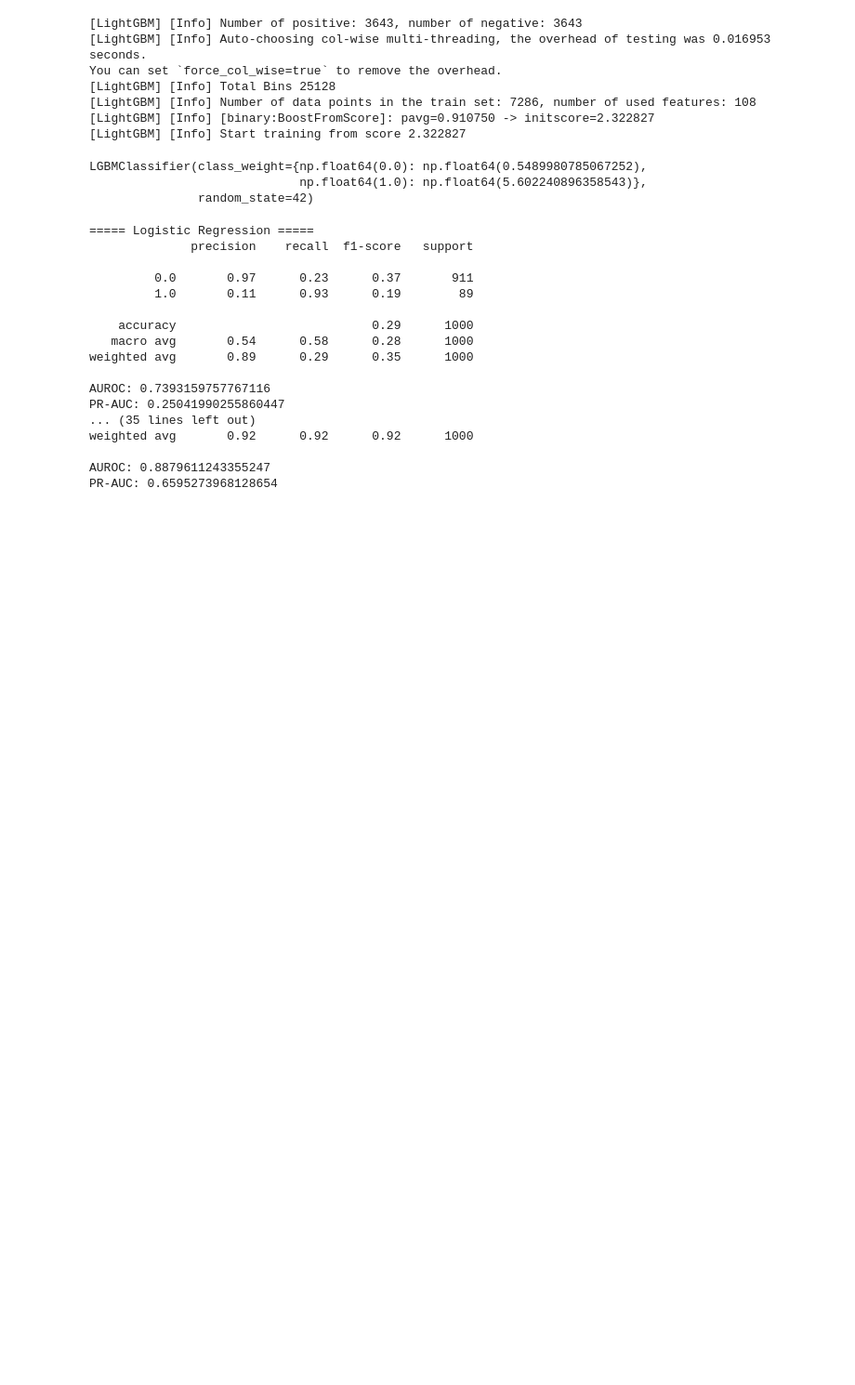
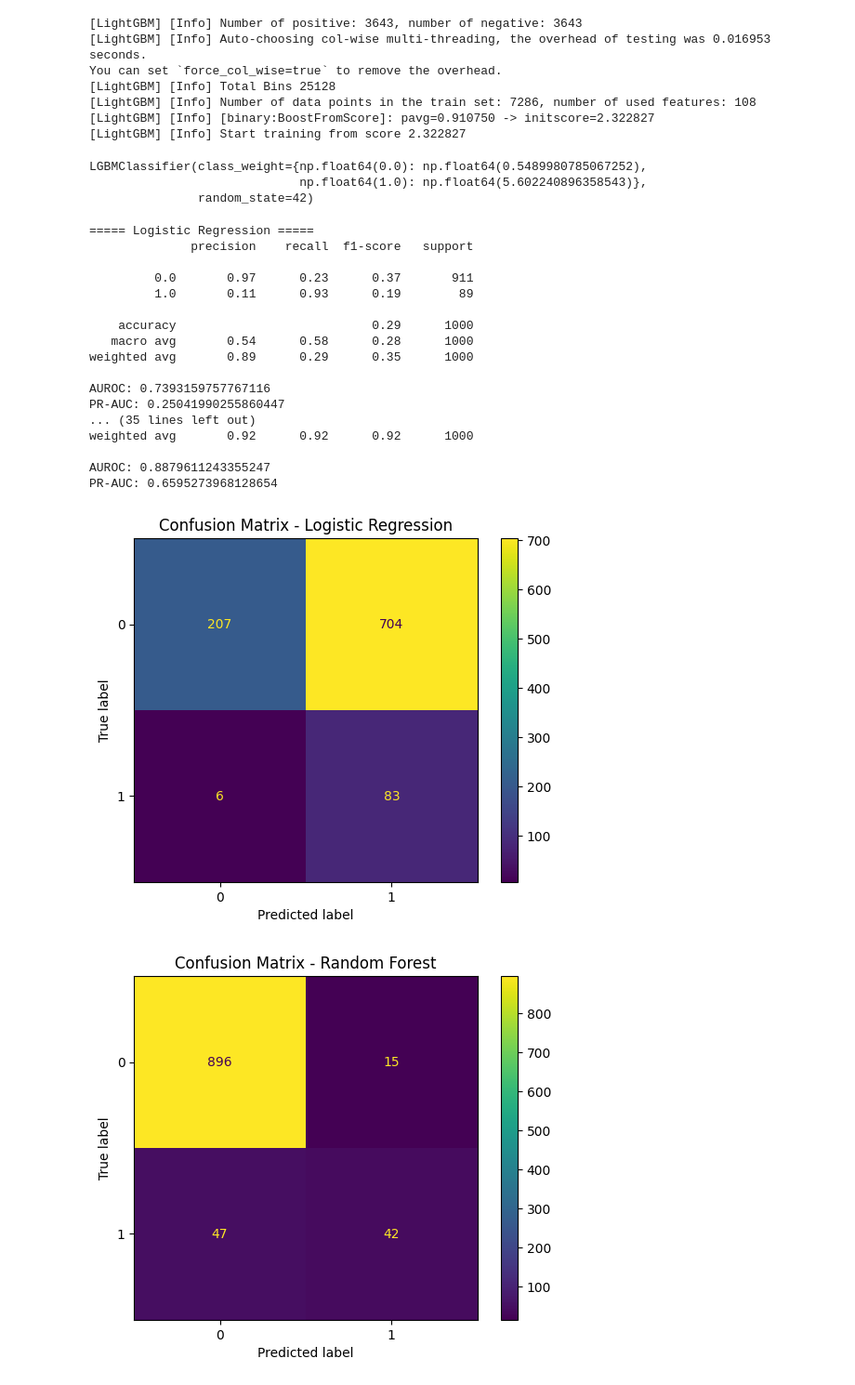
Before and after one commit to suvarnaj3/early_sepsis_prediction, a Jupyter notebook: SMOTE_+_Class_Weights_sepsis.ipynb, the cells around one changed output. Shown at 93% size. Drawn from its saved outputs; the diff is of its cells as text; code cells hidden in the pictures; blank space fills up the shorter version.

```diff
--- a/SMOTE_+_Class_Weights_sepsis.ipynb
+++ b/SMOTE_+_Class_Weights_sepsis.ipynb
@@ -136,6 +138,14 @@ print(os.path.exists(save_path_csv))
 # %% [output]
 True
 True
+# %%
+#load data again....
+import pandas as pd
+
+final_data = pd.read_pickle("/content/drive/MyDrive/sepsis_project/patient_level_data.pkl")
+
+X = final_data.drop(columns=["PatientID", "Target"])
+y = final_data["Target"]
 # %%
 from sklearn.model_selection import train_test_split
 
@@ -299,0 +313,19 @@ PR-AUC: 0.6595273968128654
+# %%
+def plot_cm(model, X_test, y_test, model_name):
+    y_pred = model.predict(X_test)
+
+    cm = confusion_matrix(y_test, y_pred)
+
+    disp = ConfusionMatrixDisplay(confusion_matrix=cm)
+    disp.plot()
+
+    plt.title(f"Confusion Matrix - {model_name}")
+    plt.show()
+# %%
+plot_cm(lr, X_test, y_test, "Logistic Regression")
+plot_cm(rf, X_test, y_test, "Random Forest")
+plot_cm(xgb, X_test, y_test, "XGBoost")
+plot_cm(lgbm, X_test, y_test, "LightGBM")
+# %% [output]
+[figure, added]
+[figure, added]
```
Also changed, not shown: parts of 15 cells of this notebook.
